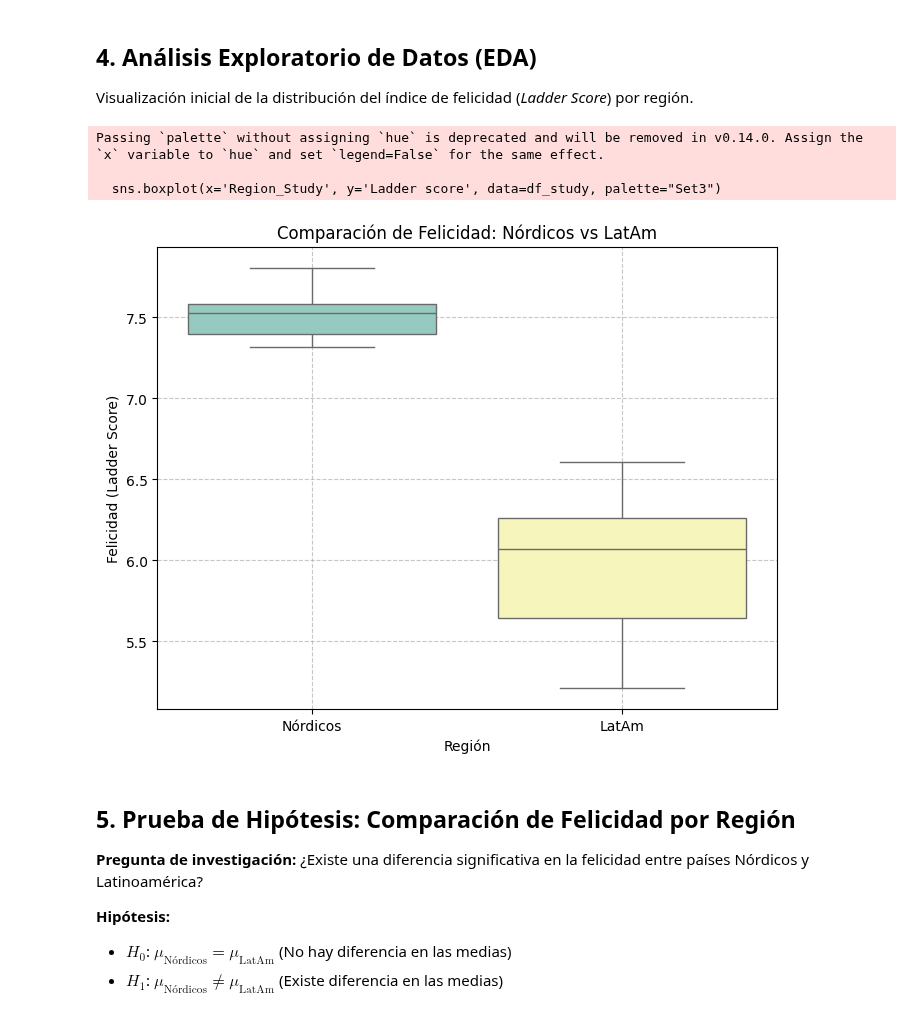
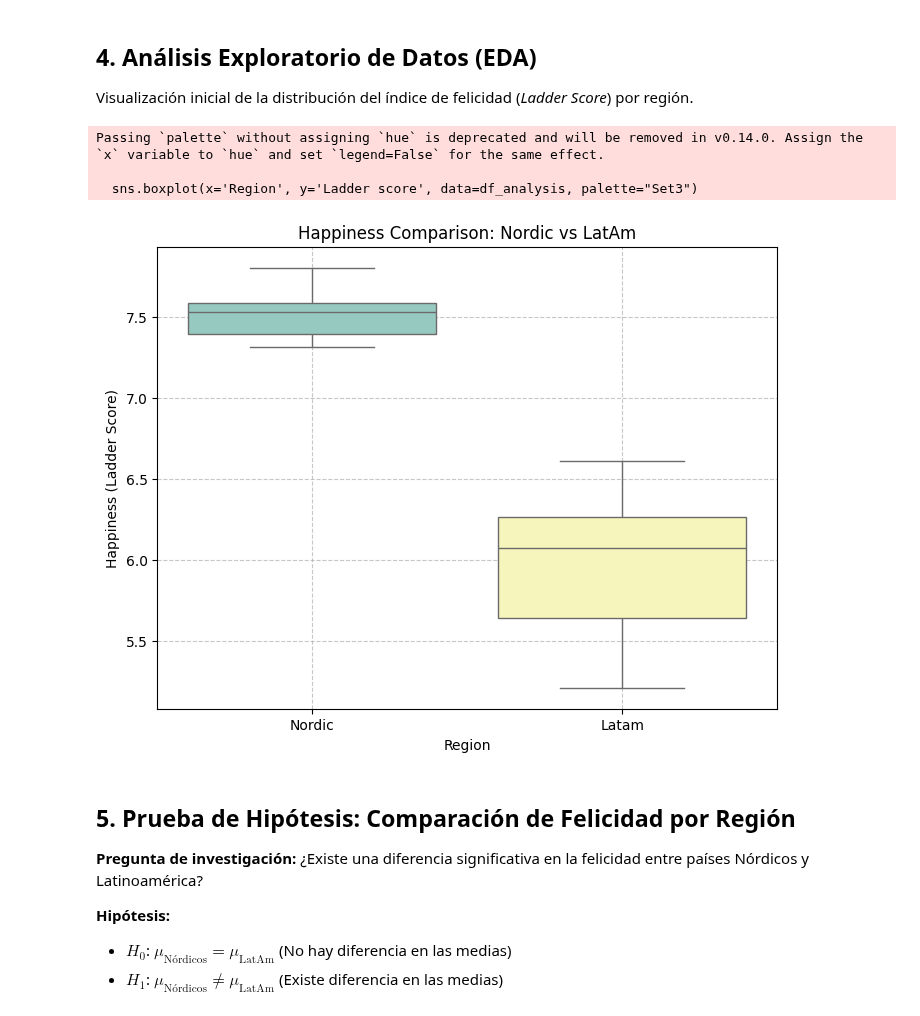
Before and after one commit to crackbandicoot-dot/stats-project-happiness-2025, a Jupyter notebook: notebooks/happiness_analysis.ipynb, the cells around one changed output. Drawn from its saved outputs; the diff is of its cells as text; code cells hidden in the pictures.

```diff
--- a/notebooks/happiness_analysis.ipynb
+++ b/notebooks/happiness_analysis.ipynb
@@ -61,18 +65,22 @@ df_clean['Region_Tag'] = df_clean['Country name'].apply(categorize_region)
 Visualización inicial de la distribución del índice de felicidad (*Ladder Score*) por región.
 # %%
 # --- STEP 1: Plots (Basic EDA) ---
+# Filtrar solo las regiones de interés (Nordic y LatAm)
+df_analysis = df_clean[df_clean['Region_Tag'].isin(['Nordic', 'Latam'])].copy()
+df_analysis['Region'] = df_analysis['Region_Tag']  # Renombrar para consistencia
+
 plt.figure(figsize=(8, 6))
 sns.boxplot(x='Region', y='Ladder score', data=df_analysis, palette="Set3")
 plt.title('Happiness Comparison: Nordic vs LatAm')
 plt.xlabel('Region')
 plt.ylabel('Happiness (Ladder Score)')
 plt.grid(True, linestyle='--', alpha=0.7)
 plt.show()
 # %% [output]
 Passing `palette` without assigning `hue` is deprecated and will be removed in v0.14.0. Assign the `x` variable to `hue` and set `legend=False` for the same effect.
 
-  sns.boxplot(x='Region_Study', y='Ladder score', data=df_study, palette="Set3")
+  sns.boxplot(x='Region', y='Ladder score', data=df_analysis, palette="Set3")
-[figure, old version]
+[figure, new version]
 # %% [markdown]
 ## 5. Prueba de Hipótesis: Comparación de Felicidad por Región
 
```
Also changed, not shown: parts of 25 cells of this notebook, 4 other files.
